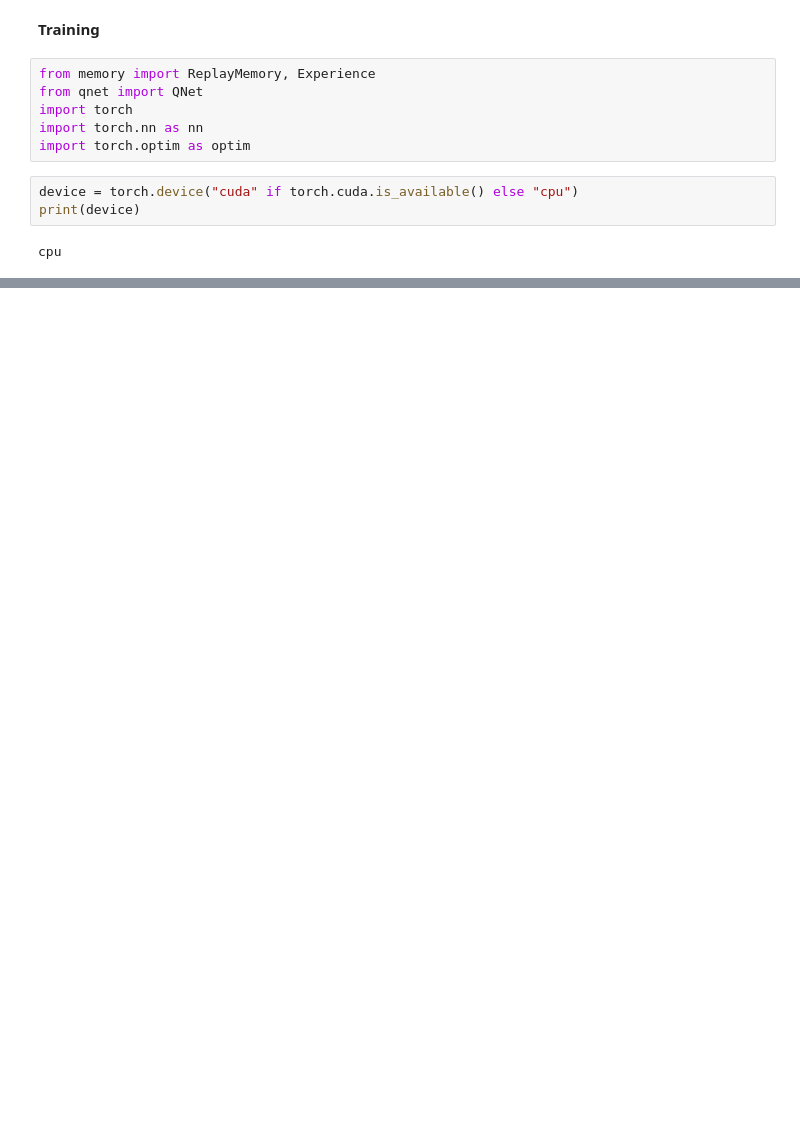
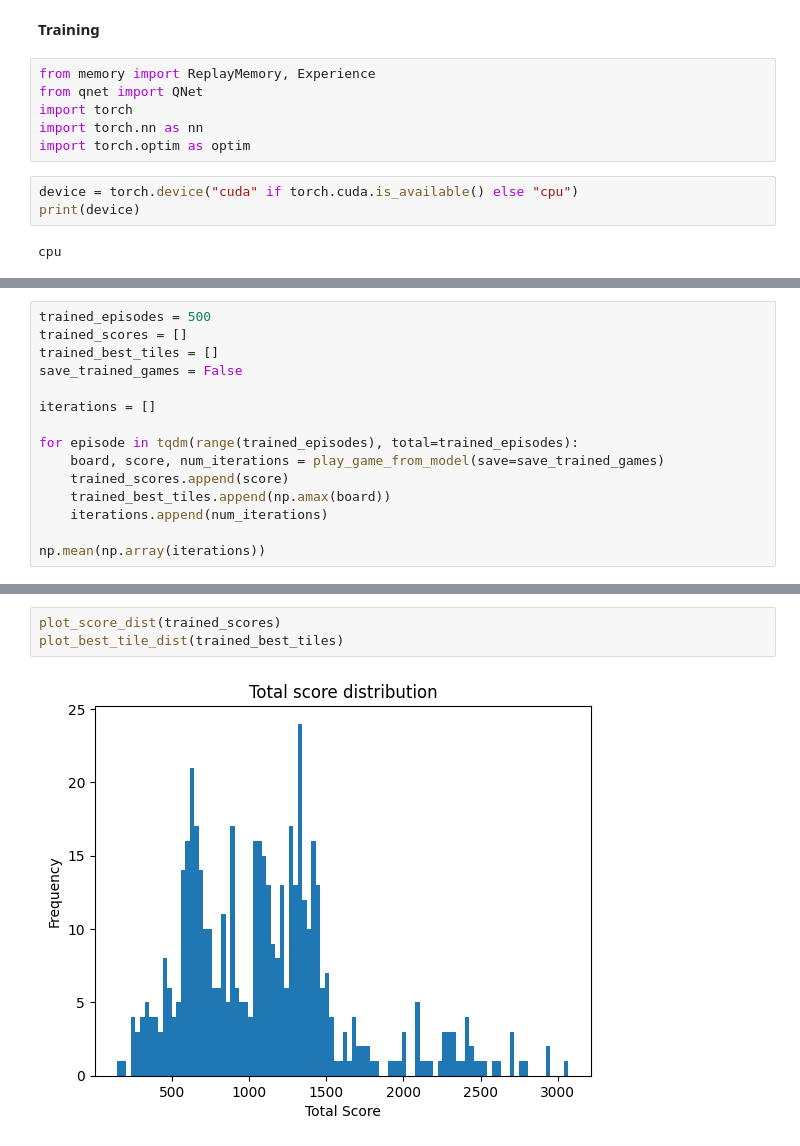
Before and after one commit to codyarvonen/2048, a Jupyter notebook: train.ipynb, the cells around one changed output, grey strips where cells are left out. Saved outputs shown, nothing was run; the diff lists cells and outputs as text; blank space fills up the shorter version.

```diff
--- a/train.ipynb
+++ b/train.ipynb
@@ -252,0 +325,15 @@ print(trained_scores)
+# %%
+trained_episodes = 500
+trained_scores = []
+trained_best_tiles = []
+save_trained_games = False
+
+iterations = []
+
+for episode in tqdm(range(trained_episodes), total=trained_episodes):
+    board, score, num_iterations = play_game_from_model(save=save_trained_games)
+    trained_scores.append(score)
+    trained_best_tiles.append(np.amax(board))
+    iterations.append(num_iterations)
+
+np.mean(np.array(iterations))
@@ -252,0 +359,5 @@ print(trained_scores)
+# %%
+plot_score_dist(trained_scores)
+plot_best_tile_dist(trained_best_tiles)
+# %% [output]
+[figure, added]
```
Also changed, not shown: parts of 13 cells of this notebook, 2 other files.
